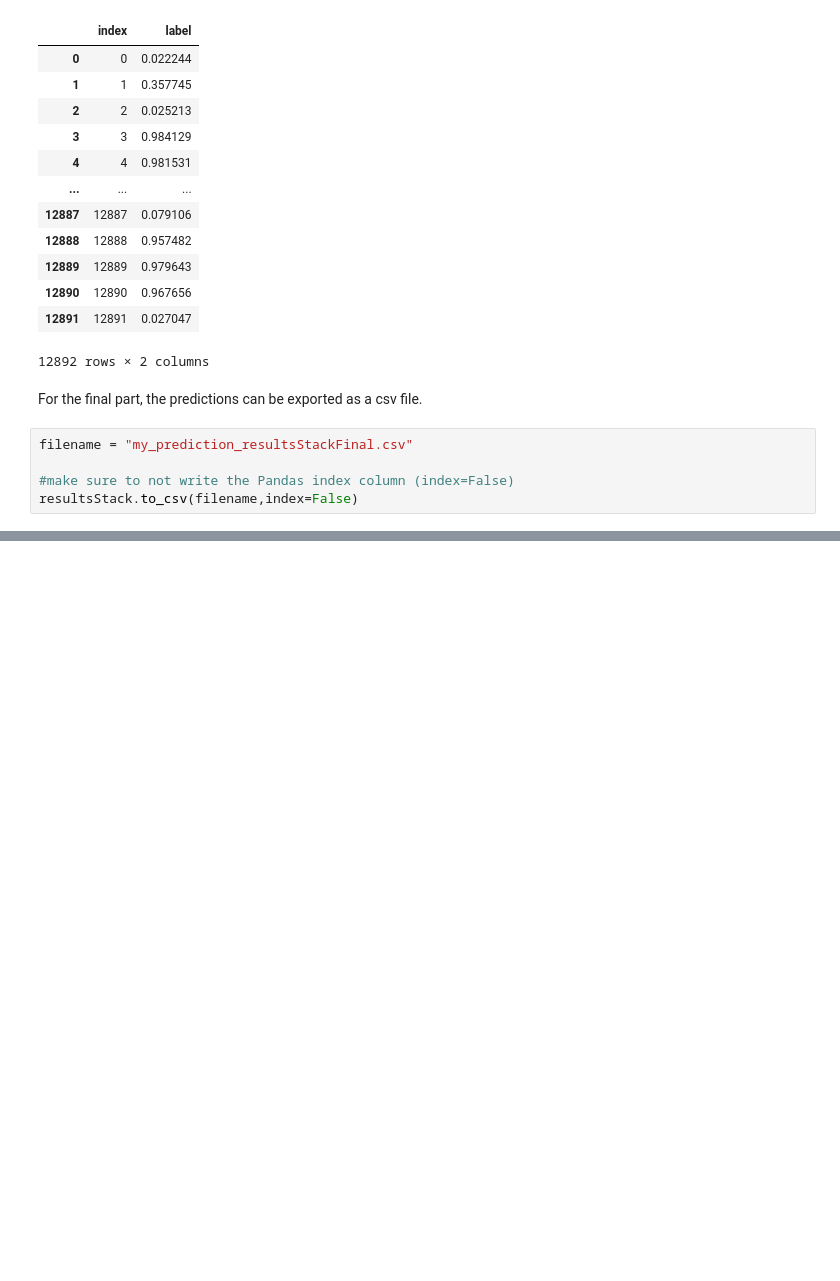
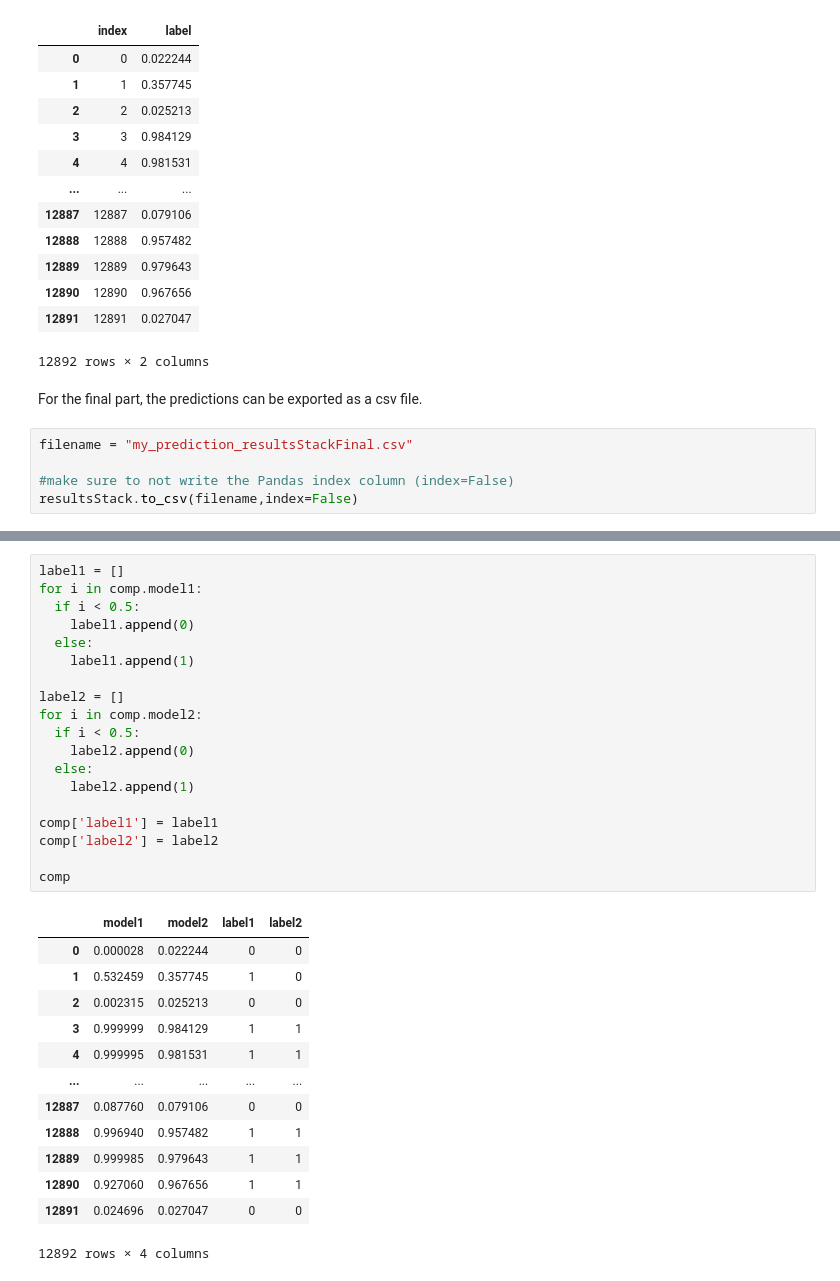
Before and after one commit to CallensToon/Machine_Learning_course_UGent_D012554_kaggle, a Jupyter notebook: Kaggle_eye_blinking_prediciton.ipynb, the cells around one changed output, grey strips where cells are left out. Saved outputs shown, nothing was run; the diff lists cells and outputs as text; blank space fills up the shorter version.

```diff
--- a/Kaggle_eye_blinking_prediciton.ipynb
+++ b/Kaggle_eye_blinking_prediciton.ipynb
@@ -772,0 +802,33 @@ resultsStack.to_csv(filename,index=False)
+# %%
+label1 = []
+for i in comp.model1:
+  if i < 0.5:
+    label1.append(0)
+  else:
+    label1.append(1)
+
+label2 = []
+for i in comp.model2:
+  if i < 0.5:
+    label2.append(0)
+  else:
+    label2.append(1)
+
+comp['label1'] = label1
+comp['label2'] = label2
+
+comp
+# %% [output]
+|  | model1 | model2 | label1 | label2 |
+| 0 | 0.000028 | 0.022244 | 0 | 0 |
+| 1 | 0.532459 | 0.357745 | 1 | 0 |
+| 2 | 0.002315 | 0.025213 | 0 | 0 |
+| 3 | 0.999999 | 0.984129 | 1 | 1 |
+| 4 | 0.999995 | 0.981531 | 1 | 1 |
+| ... | ... | ... | ... | ... |
+| 12887 | 0.087760 | 0.079106 | 0 | 0 |
+| 12888 | 0.996940 | 0.957482 | 1 | 1 |
+| 12889 | 0.999985 | 0.979643 | 1 | 1 |
+| 12890 | 0.927060 | 0.967656 | 1 | 1 |
+| 12891 | 0.024696 | 0.027047 | 0 | 0 |
+12892 rows × 4 columns
```
Also changed, not shown: parts of 5 cells of this notebook.
